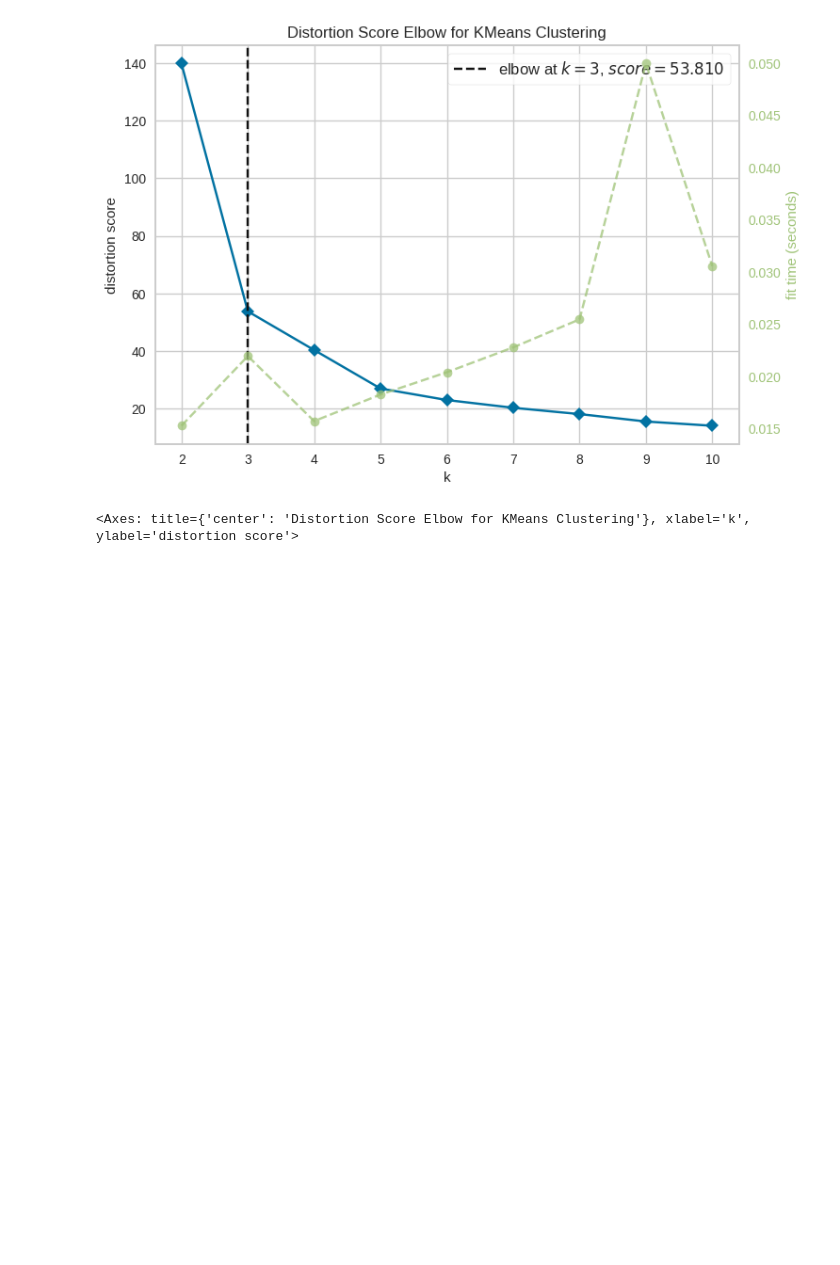
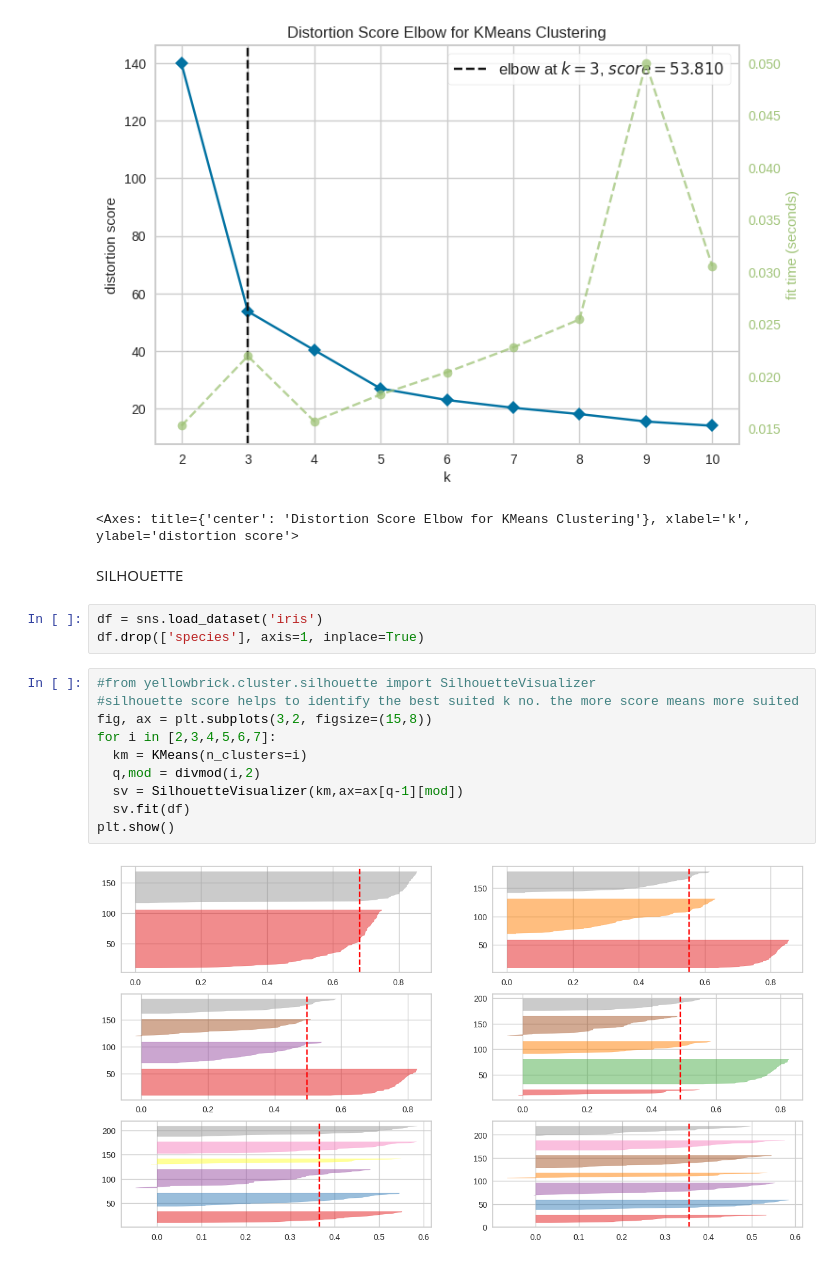
Before and after one commit to ShreeKeshavan/Machine_Learning, a Jupyter notebook: K_Means_Clustering.ipynb, the cells around one changed output. Drawn from its saved outputs; the diff is of its cells as text; blank space fills up the shorter version.

```diff
--- a/K_Means_Clustering.ipynb
+++ b/K_Means_Clustering.ipynb
@@ -75,3 +78,20 @@ kev.show()
 # %% [output]
 [figure]
 <Axes: title={'center': 'Distortion Score Elbow for KMeans Clustering'}, xlabel='k', ylabel='distortion score'>
+# %% [markdown]
+SILHOUETTE
+# %%
+df = sns.load_dataset('iris')
+df.drop(['species'], axis=1, inplace=True)
+# %%
+#from yellowbrick.cluster.silhouette import SilhouetteVisualizer
+#silhouette score helps to identify the best suited k no. the more score means more suited
+fig, ax = plt.subplots(3,2, figsize=(15,8))
+for i in [2,3,4,5,6,7]:
+  km = KMeans(n_clusters=i)
+  q,mod = divmod(i,2)
+  sv = SilhouetteVisualizer(km,ax=ax[q-1][mod])
+  sv.fit(df)
+plt.show()
+# %% [output]
+[figure, added]
```
Also changed, not shown: parts of 2 cells of this notebook.
